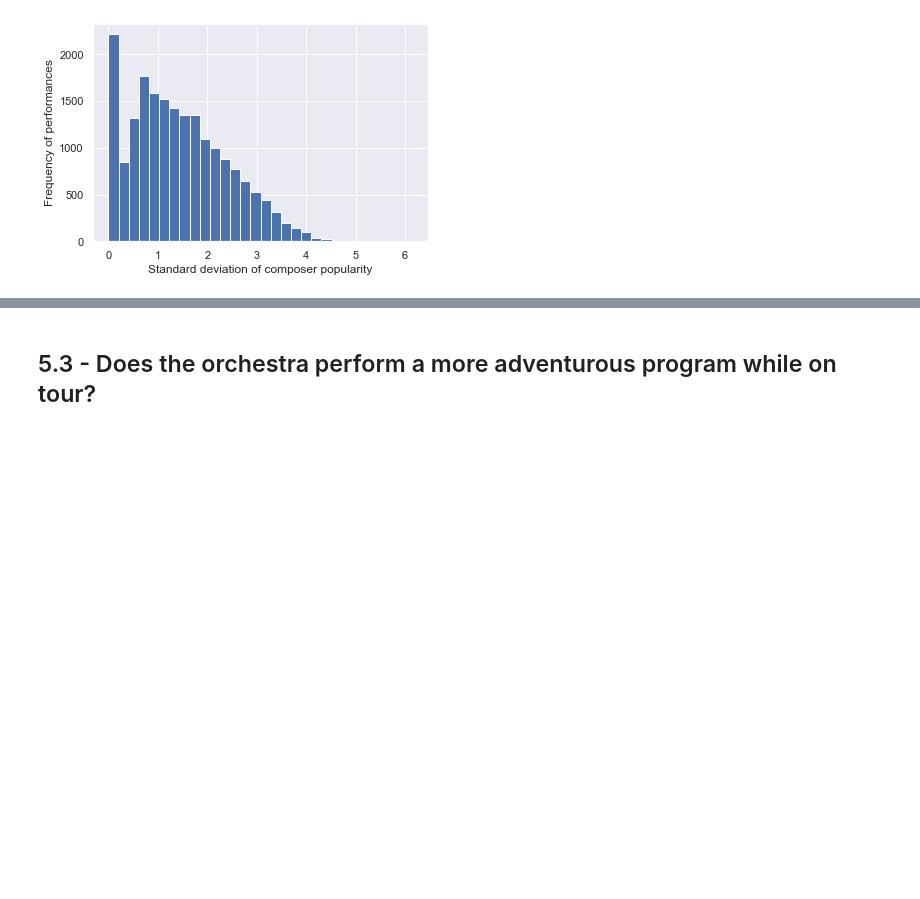
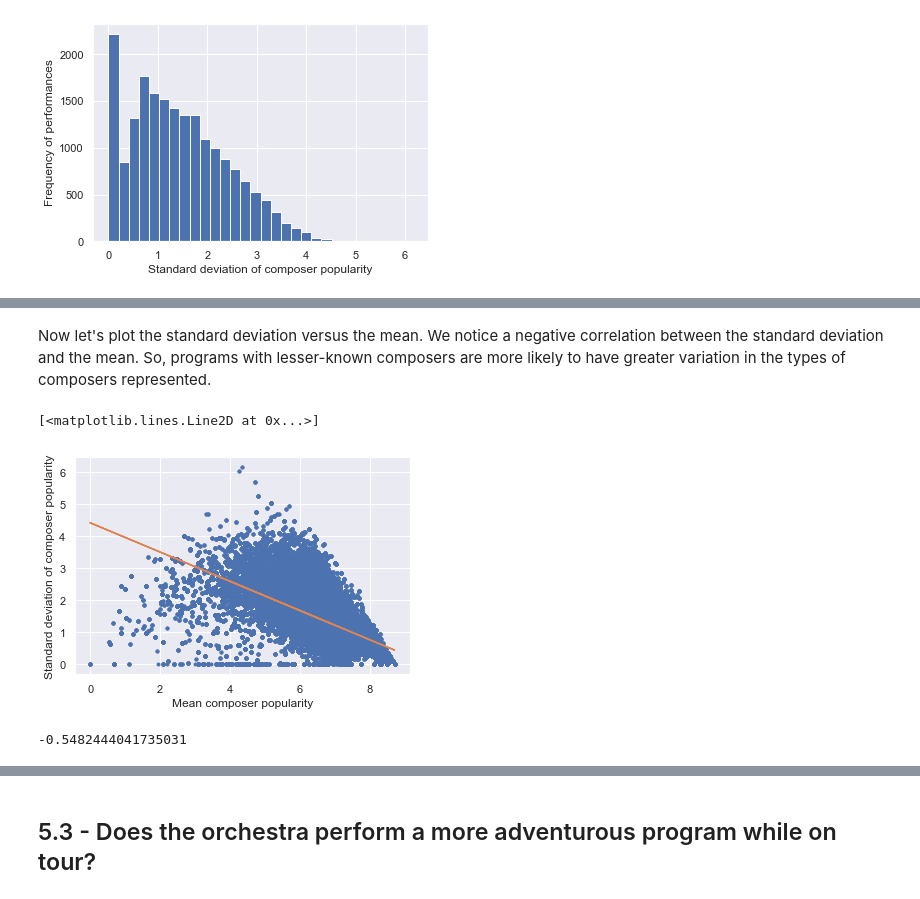
Before and after one commit to physinet/NY-Phil-EDA, a Jupyter notebook: EDA.ipynb, the cells around one changed output, grey strips where cells are left out. Saved outputs shown, nothing was run; the diff lists cells and outputs as text; code cells hidden in the pictures; blank space fills up the shorter version.

Commit message:
Mean and std of popularity
Negative correlation between standard deviation of composer probability and mean composer probability for a given performance.

```diff
--- a/EDA.ipynb
+++ b/EDA.ipynb
@@ -472,9 +472,0 @@ What if we consider only performances that have at least one "unpopular" work?
-# %%
-# unique performances with an unpopular composer
-performances = df[df['composer_popularity'] < 2][['program_id', 'DateTime']].drop_duplicates()
-# standard deviation of probability for performances with at least 1 unpopular composer
-grouped = df.groupby(['program_id', 'DateTime'])['composer_popularity']
-grouped = grouped.std().loc[performances.index]
-ax = grouped.hist(bins=30)
-ax.set_xlabel('Standard deviation of composer popularity')
-ax.set_ylabel('Frequency of performances')
@@ -483,0 +475,4 @@ Text(0, 0.5, 'Frequency of performances')
+# %%
+df.drop(columns=['pop_mean', 'pop_std'], inplace=True)
+df.insert(5, 'pop_mean', grouped.transform('mean'))
+df.insert(6, 'pop_std', grouped.transform('std').fillna(0))
@@ -483,0 +488,16 @@ Text(0, 0.5, 'Frequency of performances')
+# %% [markdown]
+Now let's plot the standard deviation versus the mean. We notice a negative correlation between the standard deviation and the mean. So, programs with lesser-known composers are more likely to have greater variation in the types of composers represented.
+# %%
+fig, ax = plt.subplots()
+ax.plot(df['pop_mean'], df['pop_std'], '.')
+ax.set_xlabel('Mean composer popularity')
+ax.set_ylabel('Standard deviation of composer popularity')
+m, b, r, _, _ = linregress(df['pop_mean'].values, df['pop_std'].values)
+ax.plot(df['pop_mean'].values, m*df['pop_mean'].values + b)
+# %% [output]
+[<matplotlib.lines.Line2D at 0x...>]
+[figure, added]
+# %%
+r
+# %% [output]
+-0.5482444041735031
```
Also changed, not shown: parts of 14 cells of this notebook.
